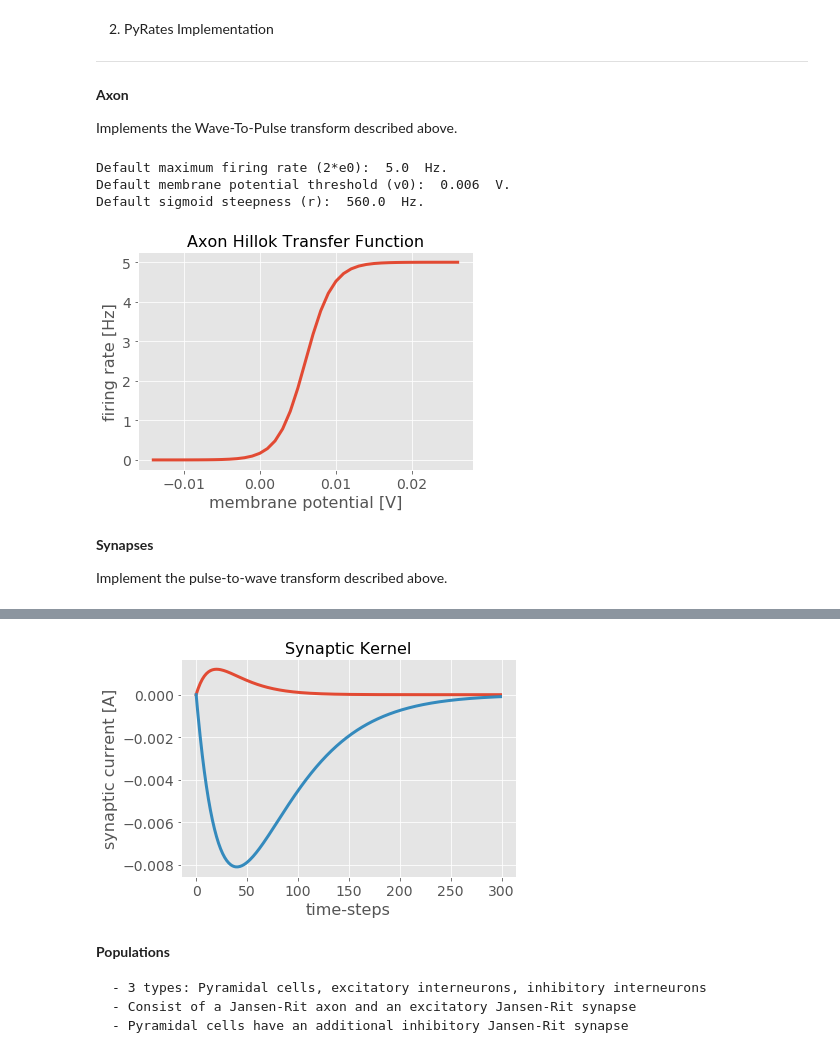
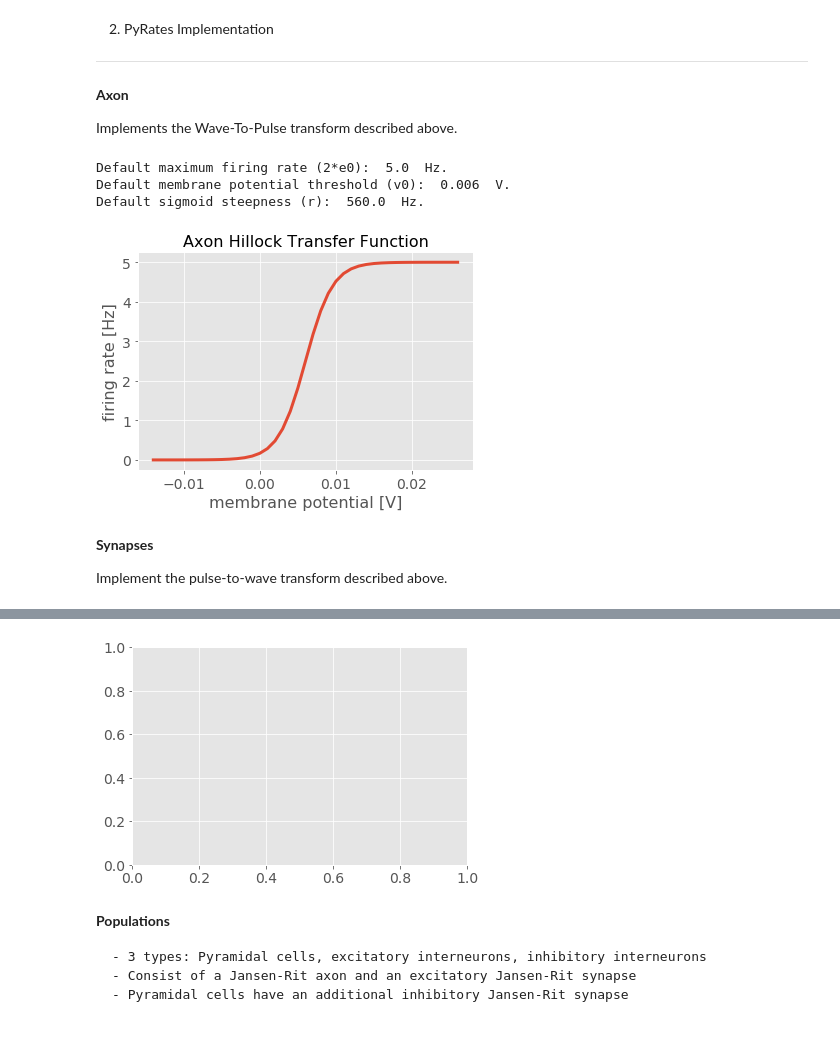
Before and after one commit to pyrates-neuroscience/PyRates, a Jupyter notebook: documentation/JansenRit_Doc.ipynb, the cells around one changed output, grey strips where cells are left out. Saved outputs shown, nothing was run; the diff lists cells and outputs as text; code cells hidden in the pictures.

```diff
--- a/documentation/JansenRit_Doc.ipynb
+++ b/documentation/JansenRit_Doc.ipynb
@@ -83,7 +83,7 @@ $v_0 = $ membrane potential threshold. If $v = v_0$, $p(t) = 0.5$
 
 Implements the Wave-To-Pulse transform described above.
 # %%
-from core.axon import JansenRitAxon
+from pyrates.axon import JansenRitAxon
 
 # initialize axon
 axon = JansenRitAxon()
@@ -95,29 +95,29 @@ print('Default sigmoid steepness (r): ', axon.transfer_function_args['sigmoid_st
 
 # plot axon
 fig, axes = plt.subplots()
-axes = axon.plot_transfer_function(create_plot=False, axes=axes)
+axes = axon.plot_transfer_function(create_plot=False, axis=axes)
 # %% [output]
 Default maximum firing rate (2*e0):  5.0  Hz.
 Default membrane potential threshold (v0):  0.006  V.
 Default sigmoid steepness (r):  560.0  Hz.
-[figure, old version]
+[figure, new version]
 # %% [markdown]
 **Synapses**
 
 Implement the pulse-to-wave transform described above.
 # %%
-from core.synapse import JansenRitExcitatorySynapse, JansenRitInhibitorySynapse
+from pyrates.synapse import JansenRitExcitatorySynapse, JansenRitInhibitorySynapse
 
 # instantiate an excitatory and an inhibitory synapse
-synapse_e = JansenRitExcitatorySynapse(bin_size=5e-4, max_delay=0.15)
-synapse_i = JansenRitInhibitorySynapse(bin_size=5e-4, max_delay=0.15)
+synapse_e = JansenRitExcitatorySynapse()
+synapse_i = JansenRitInhibitorySynapse()
 
 # print default parameters (can be changed during initialization)
 print('Default synaptic efficacies (He/Hi): ', [synapse_e.efficacy, synapse_i.efficacy], ' V.')
-print('Default synaptic time constants (tau_e/tau_i): ', [synapse_e.kernel_function_args['tau'], synapse_i.kernel_function_args['tau']], ' s.')
+print('Default synaptic time constants (tau_e/tau_i): ', [synapse_e.tau, synapse_i.tau], ' s.')
 
 # plot synaptic kernels
 fig, axes = plt.subplots()
-axes = synapse_e.plot_synaptic_kernel(create_plot=False, axes=axes)
-axes = synapse_i.plot_synaptic_kernel(create_plot=False, axes=axes)
+#axes = synapse_e.plot_synaptic_kernel(create_plot=False, axes=axes)
+#axes = synapse_i.plot_synaptic_kernel(create_plot=False, axes=axes)
 # %% [output]
@@ -125,5 +125,5 @@ Default synaptic efficacies (He/Hi):  [0.0032500000000000003, -0.022]  V.
 Default synaptic time constants (tau_e/tau_i):  [0.01, 0.02]  s.
-[figure, old version]
+[figure, new version]
 # %% [markdown]
 **Populations**
 
```
Also changed, not shown: parts of 10 cells of this notebook, 5 other files.
